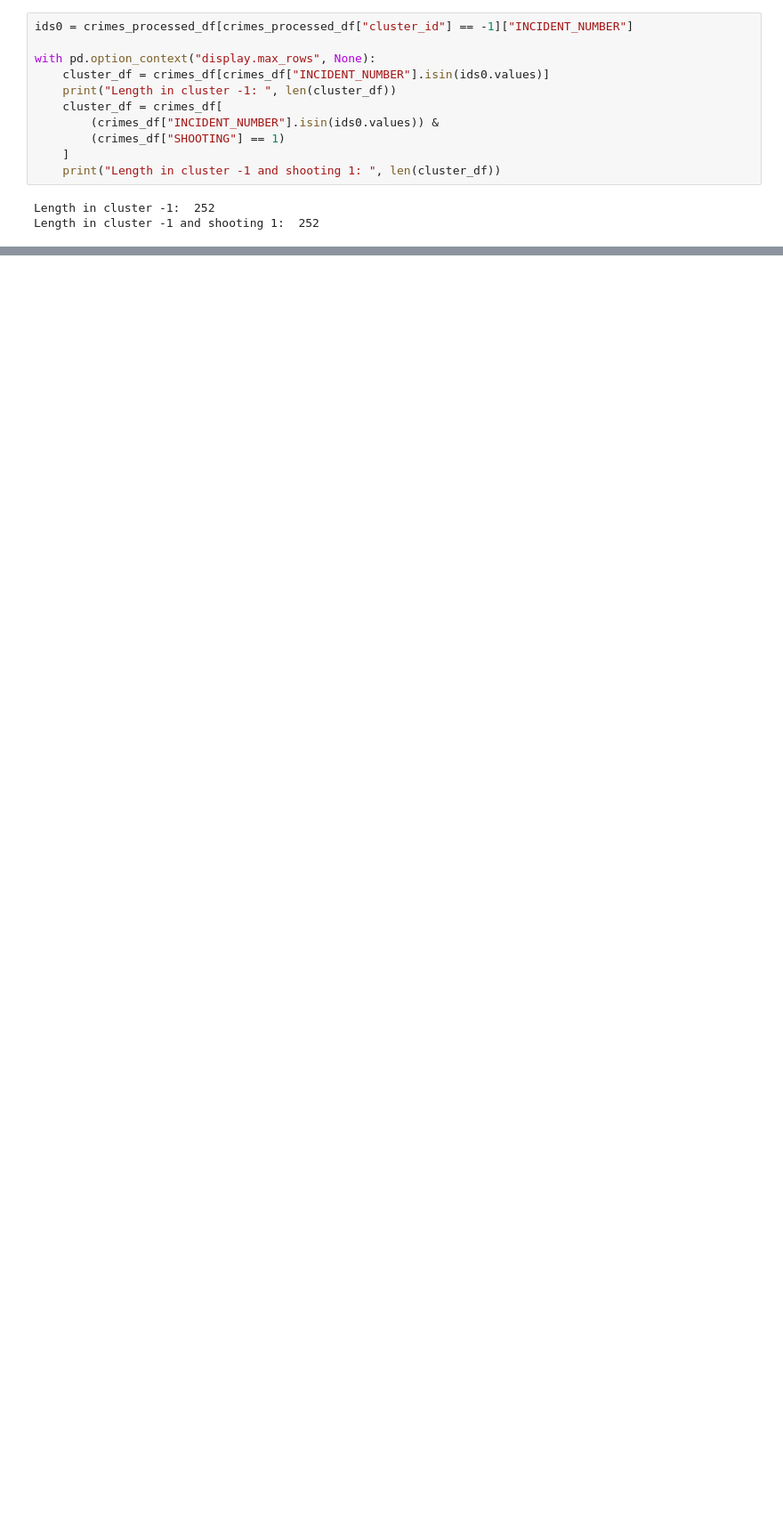
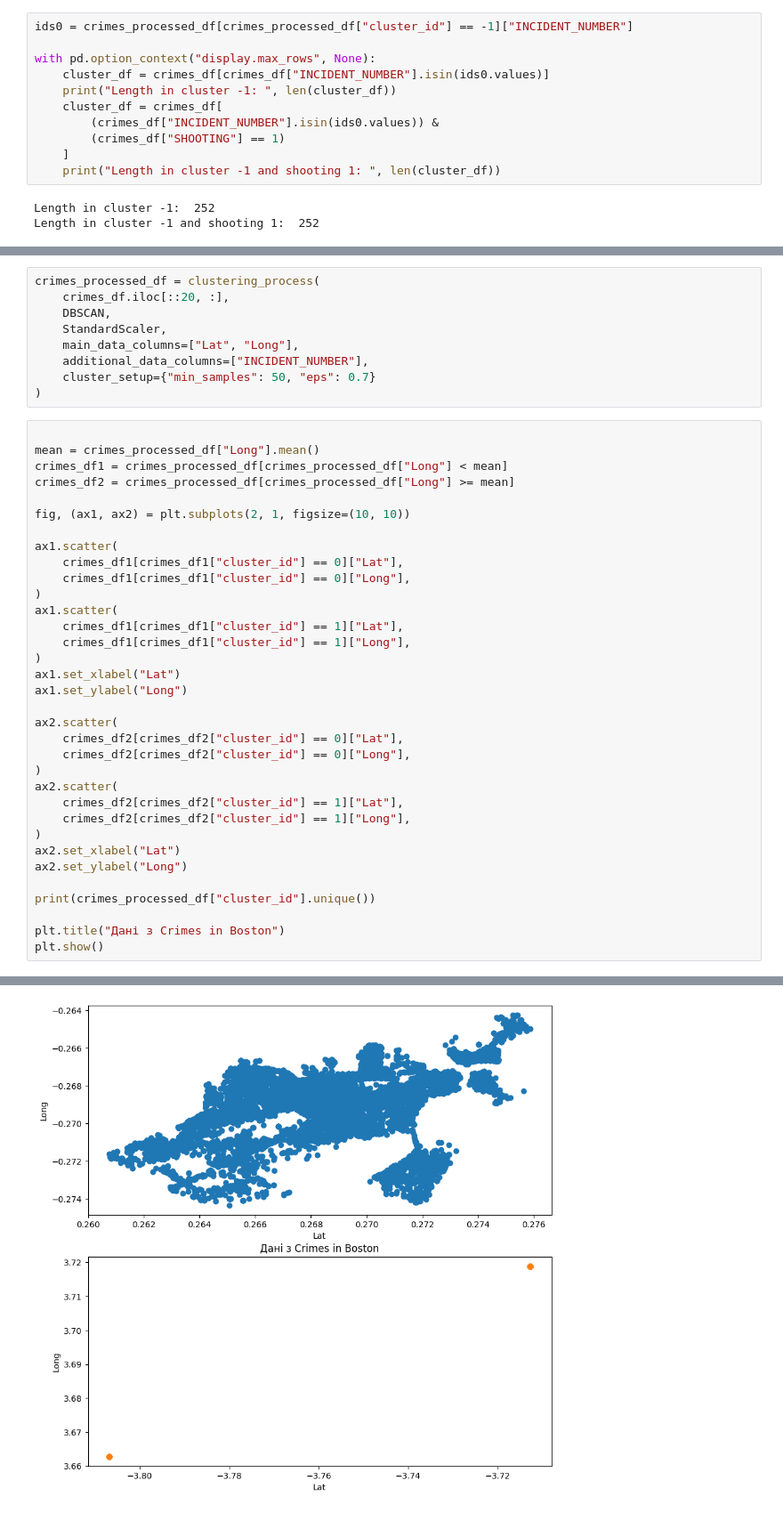
Before and after one commit to YehorAF/HousesPricingML, a Jupyter notebook: dbscan.ipynb, the cells around one changed output, grey strips where cells are left out. Shown: that part at 89% size. Cells and saved outputs as stored; diff of their text form; blank space fills up the shorter version.

```diff
--- a/dbscan.ipynb
+++ b/dbscan.ipynb
@@ -147,3 +147,47 @@ plt.title("Дані з Crimes in Boston")
 plt.show()
 # %% [output]
 [figure]
+# %%
+crimes_processed_df = clustering_process(
+    crimes_df.iloc[::20, :],
+    DBSCAN,
+    StandardScaler,
+    main_data_columns=["Lat", "Long"],
+    additional_data_columns=["INCIDENT_NUMBER"],
+    cluster_setup={"min_samples": 50, "eps": 0.7}
+)
+# %%
+
+mean = crimes_processed_df["Long"].mean()
+crimes_df1 = crimes_processed_df[crimes_processed_df["Long"] < mean]
+crimes_df2 = crimes_processed_df[crimes_processed_df["Long"] >= mean]
+
+fig, (ax1, ax2) = plt.subplots(2, 1, figsize=(10, 10))
+
+ax1.scatter(
+    crimes_df1[crimes_df1["cluster_id"] == 0]["Lat"],
+    crimes_df1[crimes_df1["cluster_id"] == 0]["Long"],
+)
+ax1.scatter(
+    crimes_df1[crimes_df1["cluster_id"] == 1]["Lat"],
+    crimes_df1[crimes_df1["cluster_id"] == 1]["Long"],
+)
+ax1.set_xlabel("Lat")
+ax1.set_ylabel("Long")
+
+ax2.scatter(
+    crimes_df2[crimes_df2["cluster_id"] == 0]["Lat"],
+    crimes_df2[crimes_df2["cluster_id"] == 0]["Long"],
+)
+ax2.scatter(
+    crimes_df2[crimes_df2["cluster_id"] == 1]["Lat"],
+    crimes_df2[crimes_df2["cluster_id"] == 1]["Long"],
+)
+ax2.set_xlabel("Lat")
+ax2.set_ylabel("Long")
+
+print(crimes_processed_df["cluster_id"].unique())
+
+plt.title("Дані з Crimes in Boston")
+plt.show()
+# %% [output]
@@ -149,0 +195 @@ plt.show()
+[figure, added]
```
Also changed, not shown: parts of 1 cell of this notebook.
